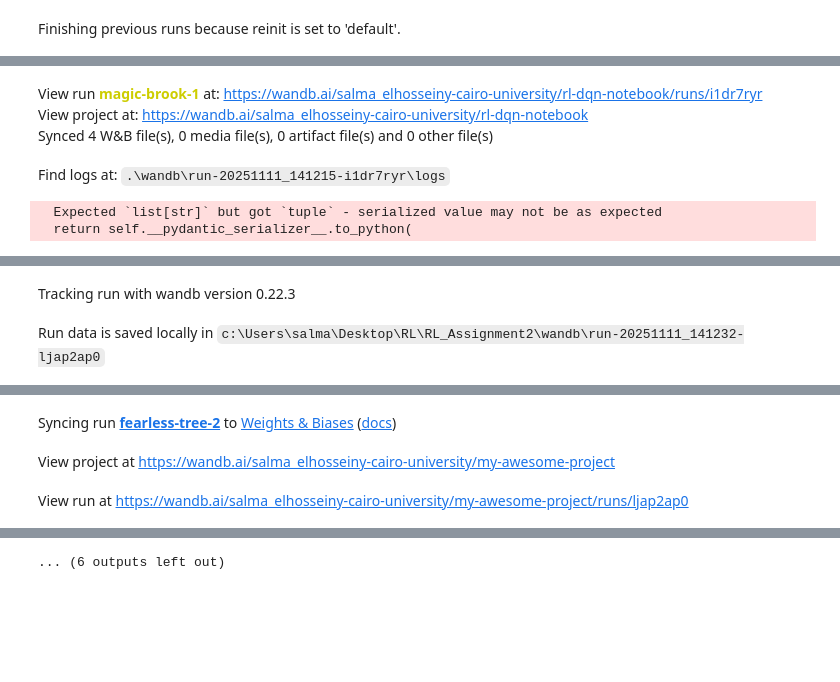
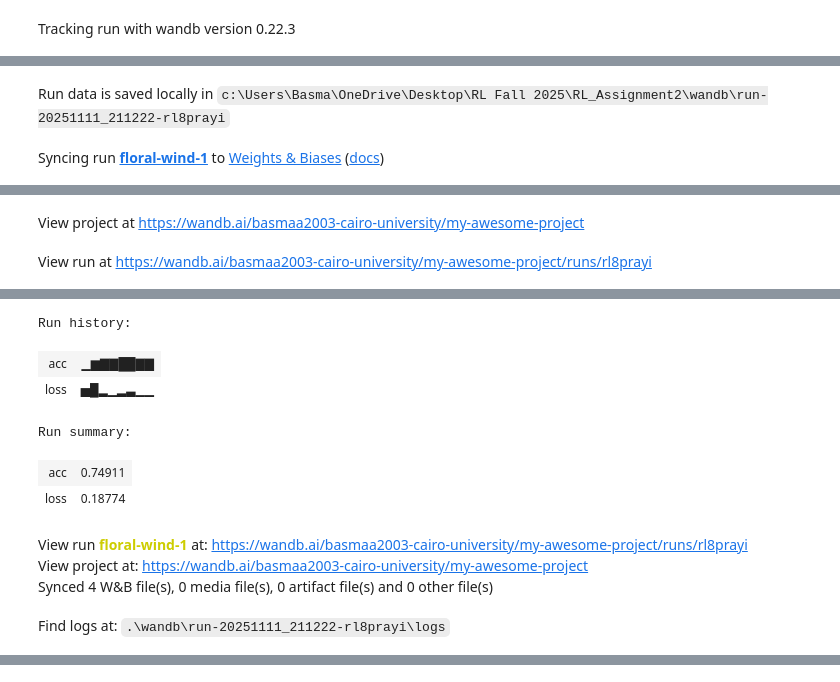
Before and after one commit to Salma-nasser/RL_Assignment2, a Jupyter notebook: DQN.ipynb, the cells around one changed output, grey strips where cells are left out. Drawn from its saved outputs; the diff is of its cells as text; code cells hidden in the pictures; blank space fills up the shorter version.

```diff
--- a/DQN.ipynb
+++ b/DQN.ipynb
@@ -15,12 +20,15 @@ from collections import namedtuple, deque
 from itertools import count
 # %%
 #Testing-Wandb
+import os
+import wandb
 
+os.environ["WANDB_API_KEY"] ="4c3fbd210d986d0a1d09d50e3e0af6ff012c590c"
+# Start a new wandb run to track this script.
 
-# Start a new wandb run to track this script.
 run = wandb.init(
     # Set the wandb entity where your project will be logged (generally your team name).
-    entity="salma_elhosseiny-cairo-university",
+    entity="basmaa2003-cairo-university",
     # Set the wandb project where this run will be logged.
     project="my-awesome-project",
     # Track hyperparameters and run metadata.
@@ -48 +57 @@ run.finish()
-Finishing previous runs because reinit is set to 'default'.
+Tracking run with wandb version 0.22.3
@@ -50,6 +58,2 @@ Finishing previous runs because reinit is set to 'default'.
-View run magic-brook-1 at: https://wandb.ai/salma_elhosseiny-cairo-university/rl-dqn-notebook/runs/i1dr7ryr
-View project at: https://wandb.ai/salma_elhosseiny-cairo-university/rl-dqn-notebook
-Synced 4 W&B file(s), 0 media file(s), 0 artifact file(s) and 0 other file(s)
+Run data is saved locally in c:\Users\Basma\OneDrive\Desktop\RL Fall 2025\RL_Assignment2\wandb\run-20251111_211222-rl8prayi
-Find logs at: .\wandb\run-20251111_141215-i1dr7ryr\logs
+Syncing run floral-wind-1 to Weights & Biases (docs)
-  Expected `list[str]` but got `tuple` - serialized value may not be as expected
-  return self.__pydantic_serializer__.to_python(
@@ -57,2 +60,2 @@ Find logs at: .\wandb\run-20251111_141215-i1dr7ryr\logs
-Tracking run with wandb version 0.22.3
+View project at https://wandb.ai/basmaa2003-cairo-university/my-awesome-project
-Run data is saved locally in c:\Users\salma\Desktop\RL\RL_Assignment2\wandb\run-20251111_141232-ljap2ap0
+View run at https://wandb.ai/basmaa2003-cairo-university/my-awesome-project/runs/rl8prayi
@@ -59,3 +63,10 @@ Run data is saved locally in c:\Users\salma\Desktop\RL\RL_Assignment2\wandb\run-
+Run history:
+| acc | ▁▆▇▇██▇▇ |
+| loss | ▅█▂▁▂▃▁▁ |
+Run summary:
+| acc | 0.74911 |
+| loss | 0.18774 |
-Syncing run fearless-tree-2 to Weights & Biases (docs)
+View run floral-wind-1 at: https://wandb.ai/basmaa2003-cairo-university/my-awesome-project/runs/rl8prayi
+View project at: https://wandb.ai/basmaa2003-cairo-university/my-awesome-project
+Synced 4 W&B file(s), 0 media file(s), 0 artifact file(s) and 0 other file(s)
-View project at https://wandb.ai/salma_elhosseiny-cairo-university/my-awesome-project
+Find logs at: .\wandb\run-20251111_211222-rl8prayi\logs
-View run at https://wandb.ai/salma_elhosseiny-cairo-university/my-awesome-project/runs/ljap2ap0
@@ -63,2 +73 @@ View run at https://wandb.ai/salma_elhosseiny-cairo-university/my-awesome-projec
-... (6 outputs left out)
 # %%
```
Also changed, not shown: parts of 6 cells of this notebook, 1 other file.
